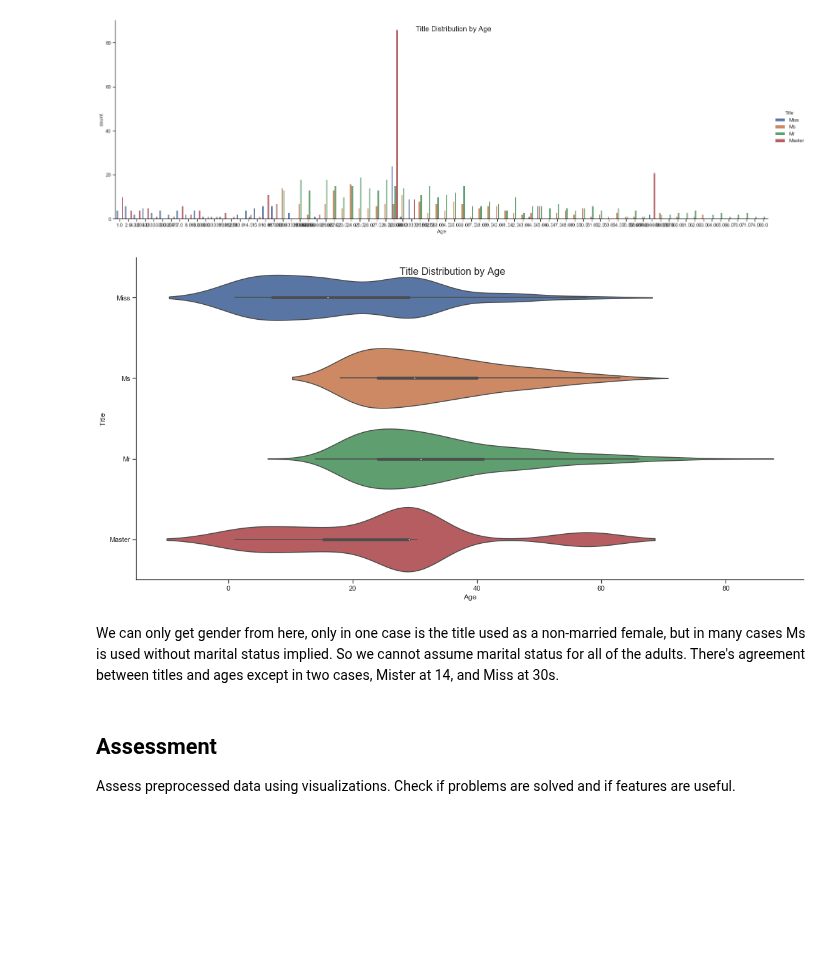
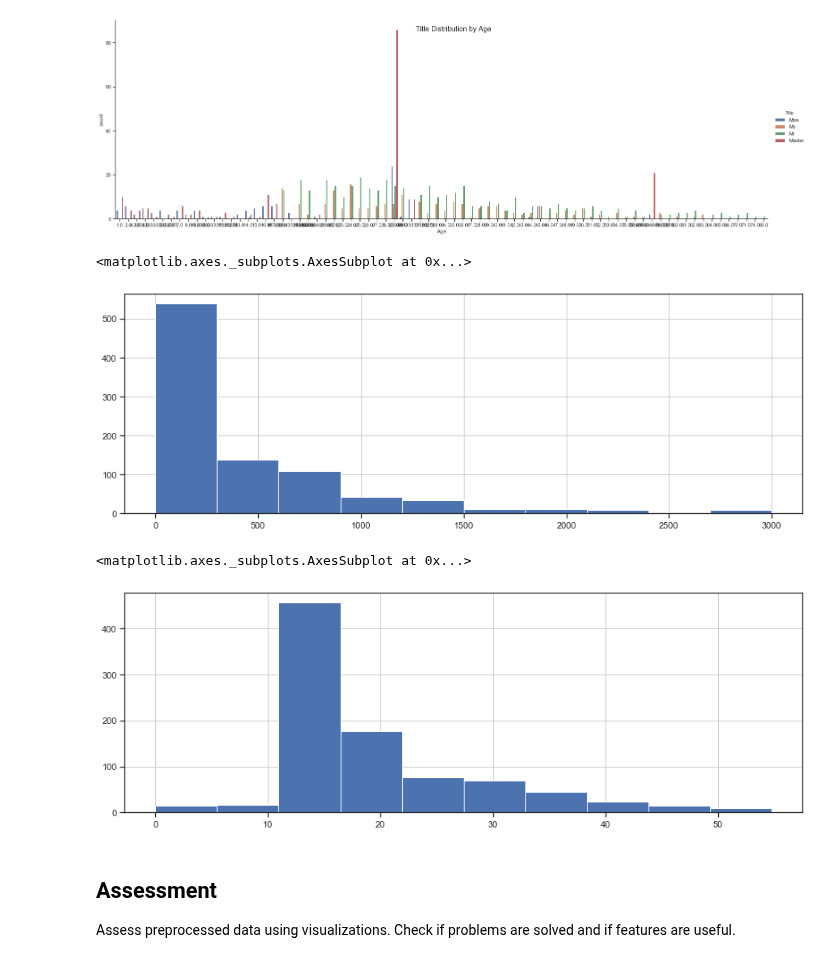
Before and after one commit to DavidSilva98/ML_project, a Jupyter notebook: group7.ipynb, the cells around one changed output. Drawn from its saved outputs; the diff is of its cells as text; code cells hidden in the pictures; blank space fills up the shorter version.

```diff
--- a/group7.ipynb
+++ b/group7.ipynb
@@ -662,19 +676,10 @@ plt.suptitle("Title Distribution by Age", y=0.95, fontsize=16)
 plt.show()
 # %% [output]
 [figure]
-# %%
-ax= sns.catplot(
-    data=X_train,
-    y='Title',
-    x='Age',
-    kind='violin',
-    height=8, aspect=2)
-plt.suptitle("Title Distribution by Age", y=0.95, fontsize=16)
-plt.show()
-# %% [output]
-[figure, removed]
-# %% [markdown]
-We can only get gender from here, only in one case is the title used as a non-married female, but in many cases Ms is used without marital status implied. So we cannot assume marital status for all of the adults.
-There's agreement between titles and ages except in two cases, Mister at 14, and Miss at 30s.
 # %%
 # apply log to medical expenses, number family infected, is family infected
+# %%
+X_train["Medical_Expenses_Individual"].hist()
+# %% [output]
+<matplotlib.axes._subplots.AxesSubplot at 0x...>
+[figure, added]
@@ -681,3 +688,8 @@ There's agreement between titles and ages except in two cases, Mister at 14, and
+# %%
+np.(X_train["Medical_Expenses_Individual"]).hist()
+# %% [output]
+<matplotlib.axes._subplots.AxesSubplot at 0x...>
+[figure, added]
 # %%
 #Let's continue later with gender and such
 # %%
```
Also changed, not shown: parts of 3 cells of this notebook.
